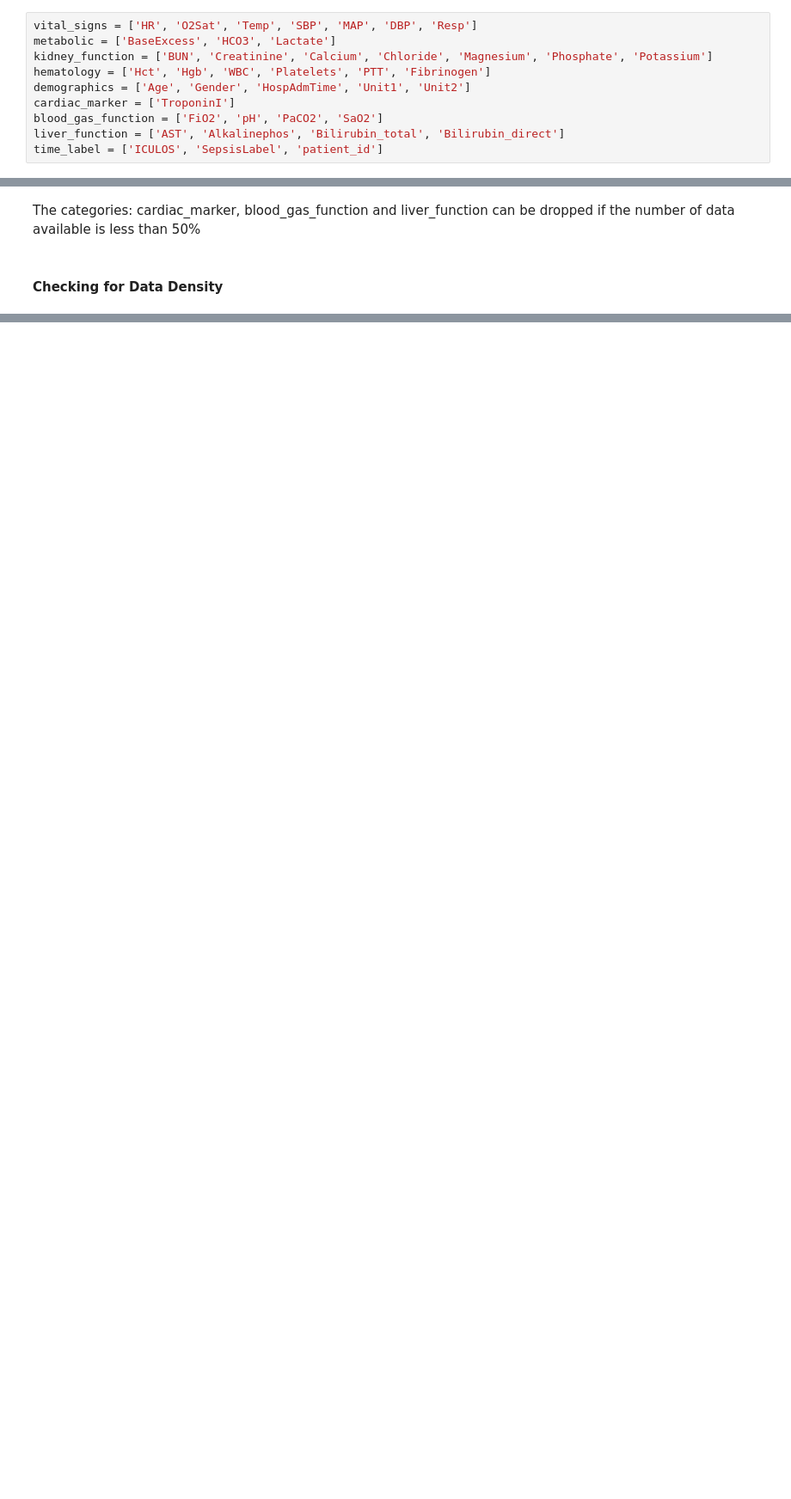
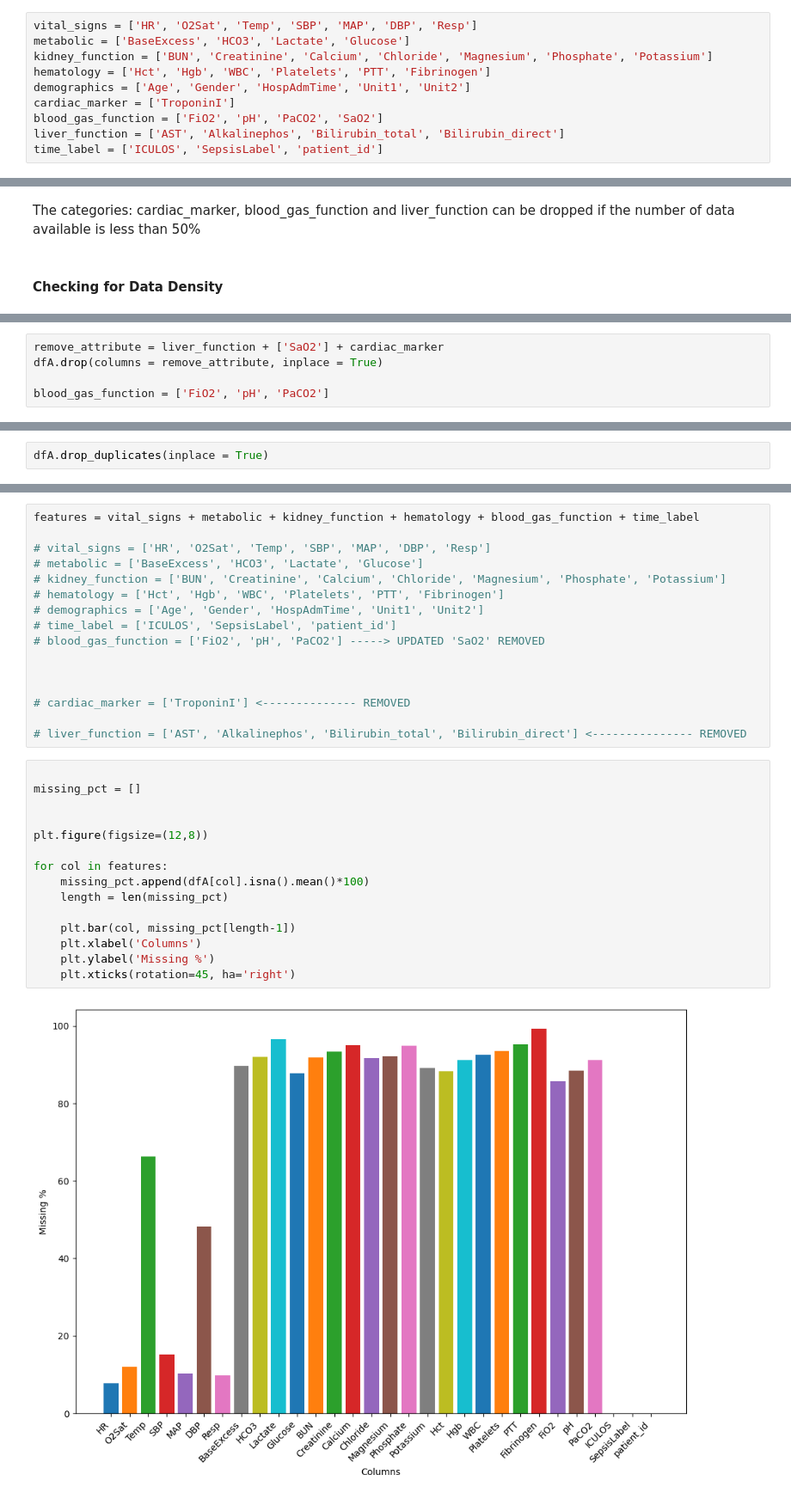
Before and after one commit to ANSR1226/EarlySepsis-Status.ongoing, a Jupyter notebook: notebooks/02_eda_missingness.ipynb, the cells around one changed output, grey strips where cells are left out. Shown at 86% size. Saved outputs shown, nothing was run; the diff lists cells and outputs as text; blank space fills up the shorter version.

Commit message:
Missingness visualization

```diff
--- a/notebooks/02_eda_missingness.ipynb
+++ b/notebooks/02_eda_missingness.ipynb
@@ -263,7 +263,7 @@ dtypes: float64(38), int64(3), object(1)
 memory usage: 253.2+ MB
 # %%
 vital_signs = ['HR', 'O2Sat', 'Temp', 'SBP', 'MAP', 'DBP', 'Resp']
-metabolic = ['BaseExcess', 'HCO3', 'Lactate']
+metabolic = ['BaseExcess', 'HCO3', 'Lactate', 'Glucose']
 kidney_function = ['BUN', 'Creatinine', 'Calcium', 'Chloride', 'Magnesium', 'Phosphate', 'Potassium']
 hematology = ['Hct', 'Hgb', 'WBC', 'Platelets', 'PTT', 'Fibrinogen']
 demographics = ['Age', 'Gender', 'HospAdmTime', 'Unit1', 'Unit2']
@@ -320,0 +330,5 @@ for x in dfA.columns:
+# %%
+remove_attribute = liver_function + ['SaO2'] + cardiac_marker
+dfA.drop(columns = remove_attribute, inplace = True)
+
+blood_gas_function = ['FiO2', 'pH', 'PaCO2']
@@ -320,0 +375,2 @@ for x in dfA.columns:
+# %%
+dfA.drop_duplicates(inplace = True)
@@ -320,0 +399,33 @@ for x in dfA.columns:
+# %%
+features = vital_signs + metabolic + kidney_function + hematology + blood_gas_function + time_label
+
+# vital_signs = ['HR', 'O2Sat', 'Temp', 'SBP', 'MAP', 'DBP', 'Resp']
+# metabolic = ['BaseExcess', 'HCO3', 'Lactate', 'Glucose']
+# kidney_function = ['BUN', 'Creatinine', 'Calcium', 'Chloride', 'Magnesium', 'Phosphate', 'Potassium']
+# hematology = ['Hct', 'Hgb', 'WBC', 'Platelets', 'PTT', 'Fibrinogen']
+# demographics = ['Age', 'Gender', 'HospAdmTime', 'Unit1', 'Unit2']
+# time_label = ['ICULOS', 'SepsisLabel', 'patient_id']
+# blood_gas_function = ['FiO2', 'pH', 'PaCO2'] -----> UPDATED 'SaO2' REMOVED
+
+
+
+# cardiac_marker = ['TroponinI'] <-------------- REMOVED
+
+# liver_function = ['AST', 'Alkalinephos', 'Bilirubin_total', 'Bilirubin_direct'] <--------------- REMOVED
+# %%
+
+missing_pct = []
+
+
+plt.figure(figsize=(12,8))
+
+for col in features:
+    missing_pct.append(dfA[col].isna().mean()*100)
+    length = len(missing_pct)
+
+    plt.bar(col, missing_pct[length-1])
+    plt.xlabel('Columns')
+    plt.ylabel('Missing %')
+    plt.xticks(rotation=45, ha='right')
+# %% [output]
+[figure, added]
```
Also changed, not shown: parts of 9 cells of this notebook, 2 other files.
